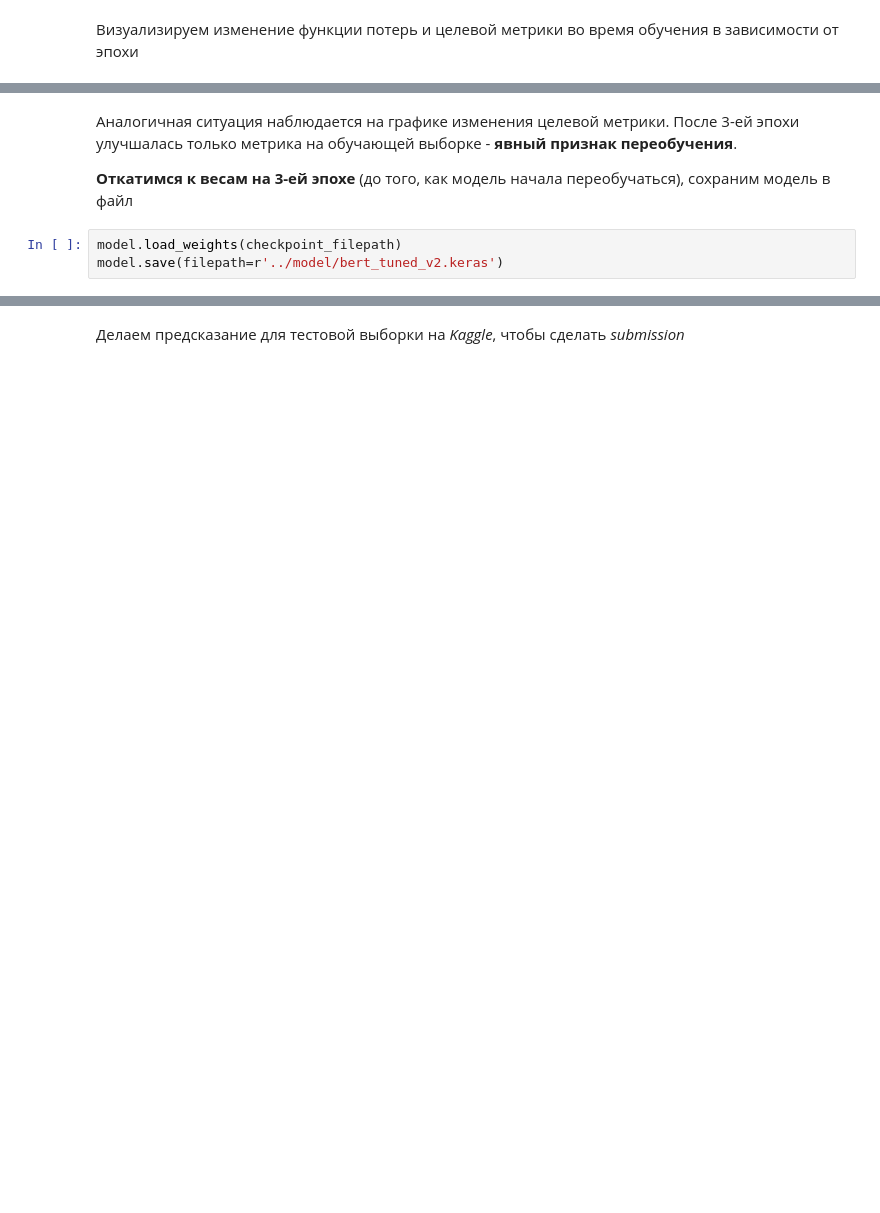
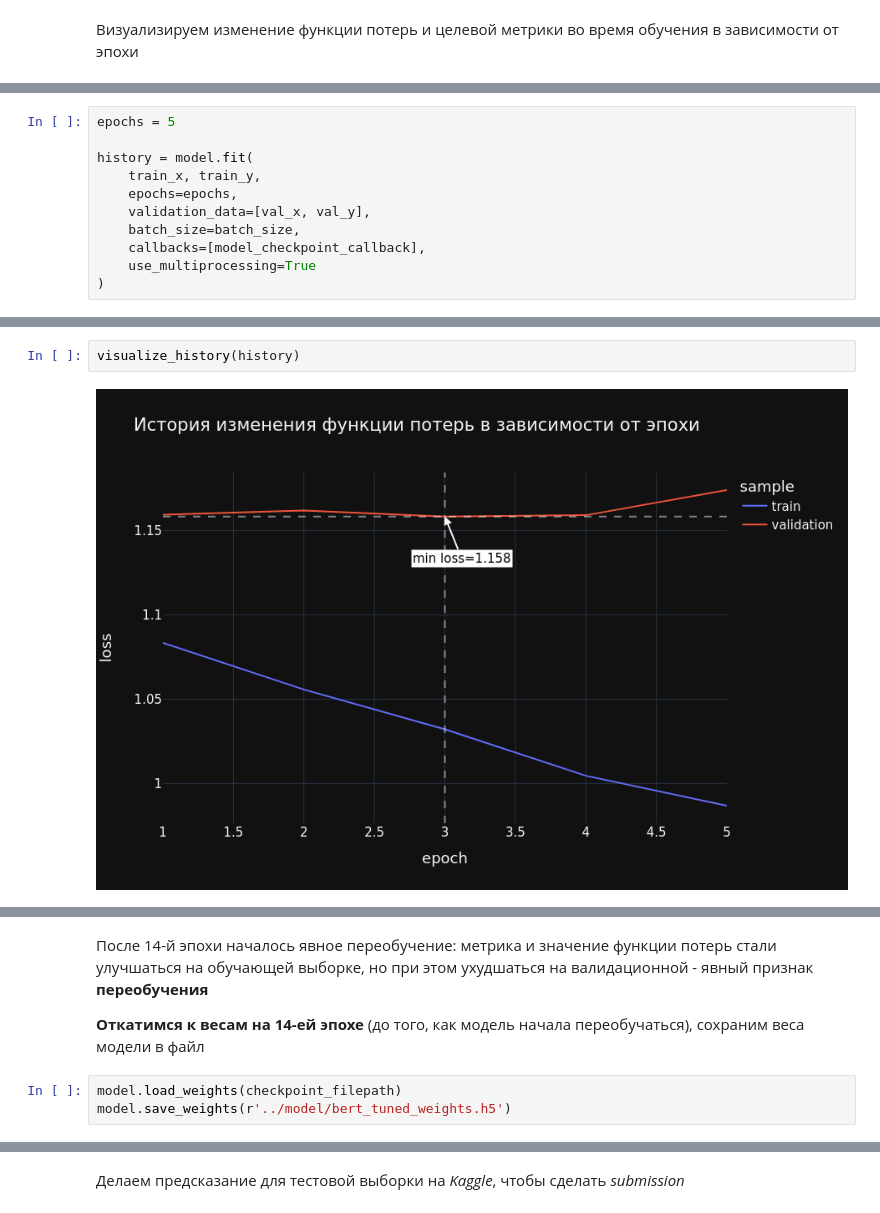
Before and after one commit to ScReameer/Movie-genre-classification, a Jupyter notebook: notebook/Movie genre classification.ipynb, the cells around one changed output, grey strips where cells are left out. Saved outputs shown, nothing was run; the diff lists cells and outputs as text; blank space fills up the shorter version.

```diff
--- a/notebook/Movie genre classification.ipynb
+++ b/notebook/Movie genre classification.ipynb
@@ -685,0 +673,11 @@ px.line(
+# %%
+epochs = 5
+
+history = model.fit(
+    train_x, train_y,
+    epochs=epochs,
+    validation_data=[val_x, val_y],
+    batch_size=batch_size,
+    callbacks=[model_checkpoint_callback],
+    use_multiprocessing=True
+)
@@ -685,0 +695,4 @@ px.line(
+# %%
+visualize_history(history)
+# %% [output]
+[figure, added]
@@ -686,7 +700,7 @@ px.line(
 # %% [markdown]
-Аналогичная ситуация наблюдается на графике изменения целевой метрики. После 3-ей эпохи улучшалась только метрика на обучающей выборке - **явный признак переобучения**.
+После 14-й эпохи началось явное переобучение: метрика и значение функции потерь стали улучшаться на обучающей выборке, но при этом ухудшаться на валидационной - явный признак **переобучения**
 
-**Откатимся к весам на 3-ей эпохе** (до того, как модель начала переобучаться), сохраним модель в файл
+**Откатимся к весам на 14-ей эпохе** (до того, как модель начала переобучаться), сохраним веса модели в файл
 # %%
 model.load_weights(checkpoint_filepath)
-model.save(filepath=r'../model/bert_tuned_v2.keras')
+model.save_weights(r'../model/bert_tuned_weights.h5')
```
Also changed, not shown: parts of 20 cells of this notebook.
